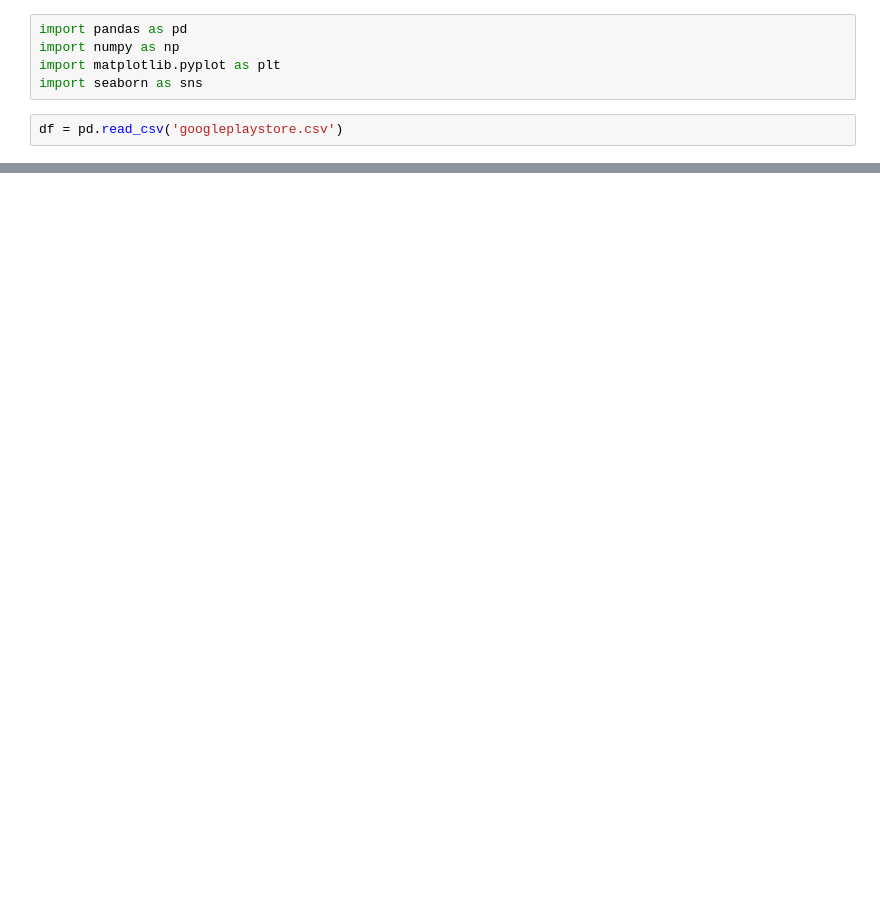
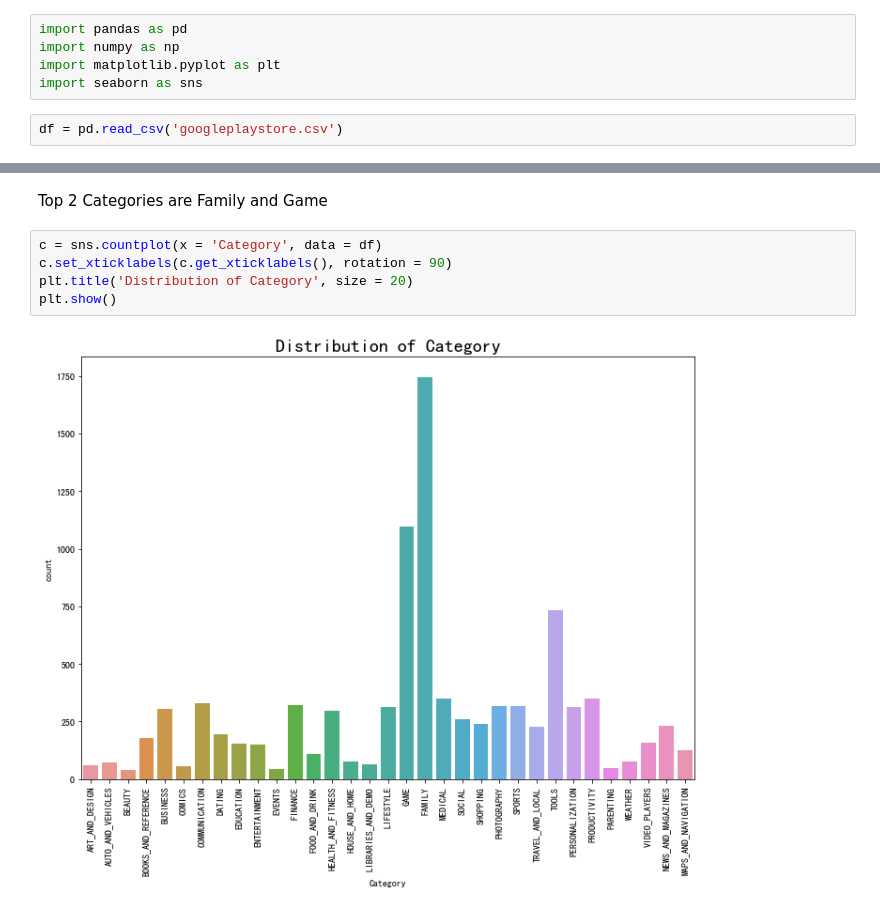
Before and after one commit to schien0525/data_project, a Jupyter notebook: Google Play Store Apps/GooglePlay.ipynb, the cells around one changed output, grey strips where cells are left out. Saved outputs shown, nothing was run; the diff lists cells and outputs as text; blank space fills up the shorter version.

```diff
--- a/Google Play Store Apps/GooglePlay.ipynb
+++ b/Google Play Store Apps/GooglePlay.ipynb
@@ -21,0 +95,9 @@ df.head(10)
+# %% [markdown]
+Top 2 Categories are Family and Game
+# %%
+c = sns.countplot(x = 'Category', data = df)
+c.set_xticklabels(c.get_xticklabels(), rotation = 90)
+plt.title('Distribution of Category', size = 20)
+plt.show()
+# %% [output]
+[figure, added]
```
Also changed, not shown: parts of 15 cells of this notebook.
